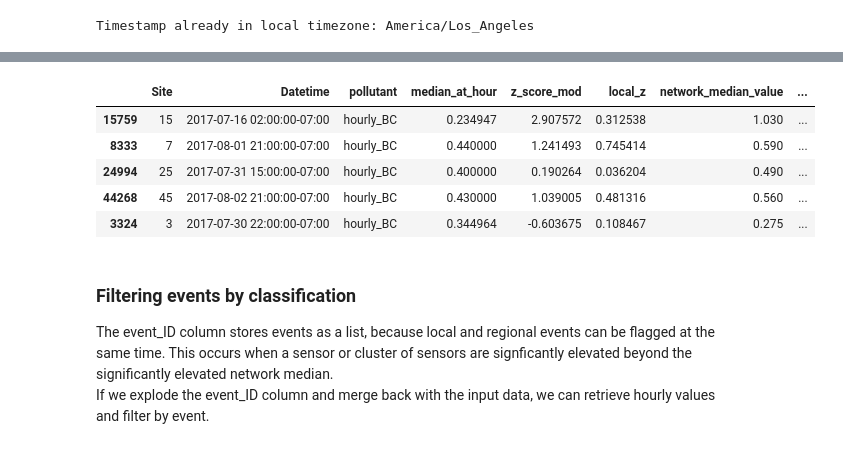
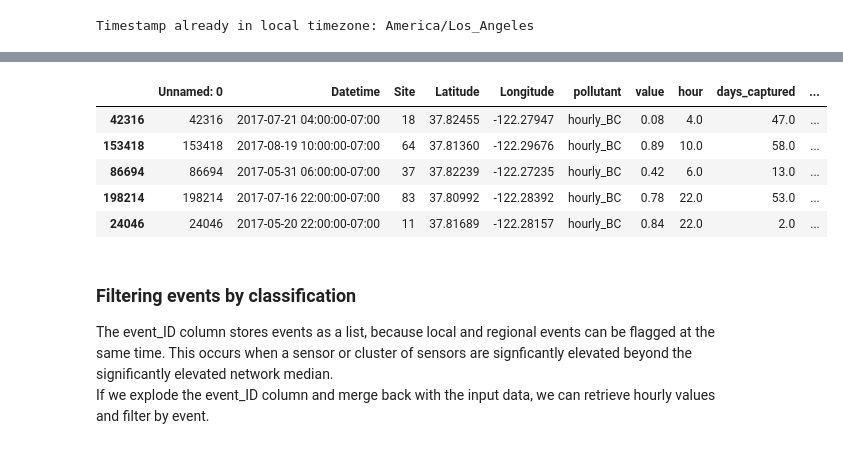
Before and after one commit to edf-org/airinsights, a Jupyter notebook: examples/pollution_event_notebook.ipynb, the cells around one changed output, grey strips where cells are left out. Drawn from its saved outputs; the diff is of its cells as text; code cells hidden in the pictures.

```diff
--- a/examples/pollution_event_notebook.ipynb
+++ b/examples/pollution_event_notebook.ipynb
@@ -17,14 +21,10 @@ to compare individual monitor observations to the monitor's historic observation
 # %%
-# Returns site, timestamp, pollutant name, modified z-score, and a description of the event
-events = air.pollution_event(input_data, config)
+# Returns summary of events, and flagged dataframe of individual measurements
+events, measurements = air.pollution_events(input_data, config)
 
 # Join the event flags back to the original dataframe
-df_events = input_data.merge(events,
+measurements = input_data.merge(measurements,
                   on = [config['site_col'],
                         config['timestamp_col'],
                         config['pollutant_col']],
                   how = "left")
-
-# Show a random sample of the processed data
-print("Event flags joined back to the original dataframe:")
-df_events.sample(5)
@@ -82,14 +68,14 @@ summary.sample(5)
 </ul>
 # %%
 # Sample of the classify_pollution_events returned df
-df.sample(5)
+measurements.sample(5)
 # %% [output]
-|  | Site | Datetime | pollutant | median_at_hour | z_score_mod | local_z | network_median_value | ... |
-| 15759 | 15 | 2017-07-16 02:00:00-07:00 | hourly_BC | 0.234947 | 2.907572 | 0.312538 | 1.030 | ... |
-| 8333 | 7 | 2017-08-01 21:00:00-07:00 | hourly_BC | 0.440000 | 1.241493 | 0.745414 | 0.590 | ... |
-| 24994 | 25 | 2017-07-31 15:00:00-07:00 | hourly_BC | 0.400000 | 0.190264 | 0.036204 | 0.490 | ... |
-| 44268 | 45 | 2017-08-02 21:00:00-07:00 | hourly_BC | 0.430000 | 1.039005 | 0.481316 | 0.560 | ... |
-| 3324 | 3 | 2017-07-30 22:00:00-07:00 | hourly_BC | 0.344964 | -0.603675 | 0.108467 | 0.275 | ... |
+|  | Unnamed: 0 | Datetime | Site | Latitude | Longitude | pollutant | value | hour | days_captured | ... |
+| 42316 | 42316 | 2017-07-21 04:00:00-07:00 | 18 | 37.82455 | -122.27947 | hourly_BC | 0.08 | 4.0 | 47.0 | ... |
+| 153418 | 153418 | 2017-08-19 10:00:00-07:00 | 64 | 37.81360 | -122.29676 | hourly_BC | 0.89 | 10.0 | 58.0 | ... |
+| 86694 | 86694 | 2017-05-31 06:00:00-07:00 | 37 | 37.82239 | -122.27235 | hourly_BC | 0.42 | 6.0 | 13.0 | ... |
+| 198214 | 198214 | 2017-07-16 22:00:00-07:00 | 83 | 37.80992 | -122.28392 | hourly_BC | 0.78 | 22.0 | 53.0 | ... |
+| 24046 | 24046 | 2017-05-20 22:00:00-07:00 | 11 | 37.81689 | -122.28157 | hourly_BC | 0.84 | 22.0 | 2.0 | ... |
 # %% [markdown]
 <h3>Filtering events by classification</h3>
 
```
Also changed, not shown: parts of 14 cells of this notebook, 4 other files.
